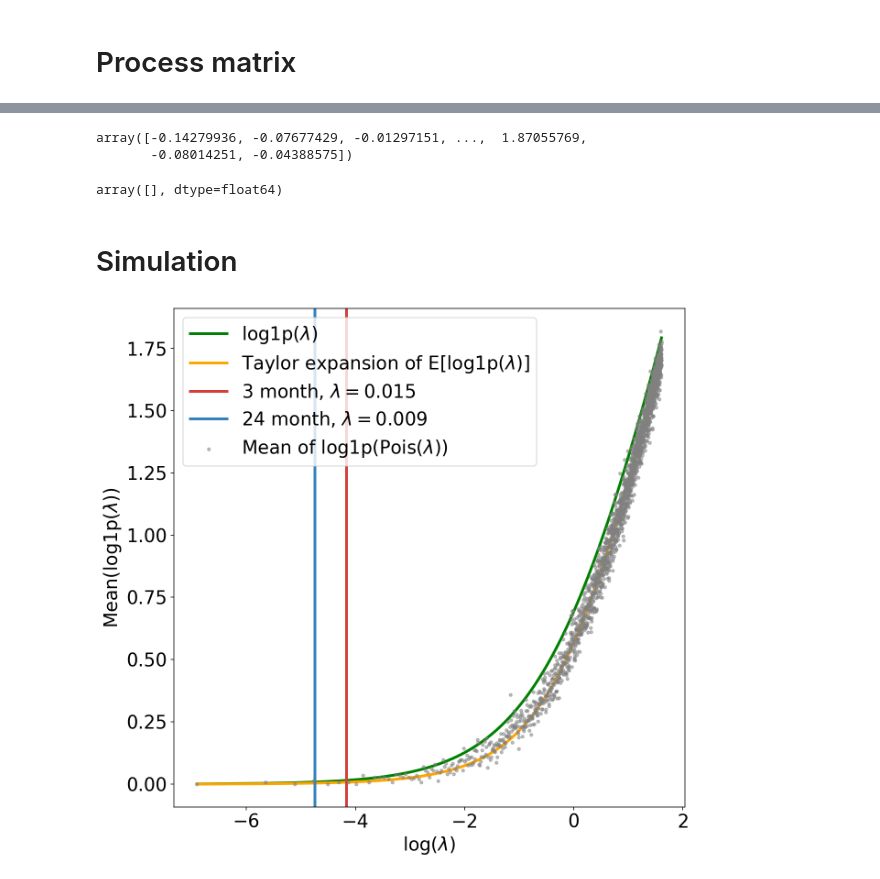
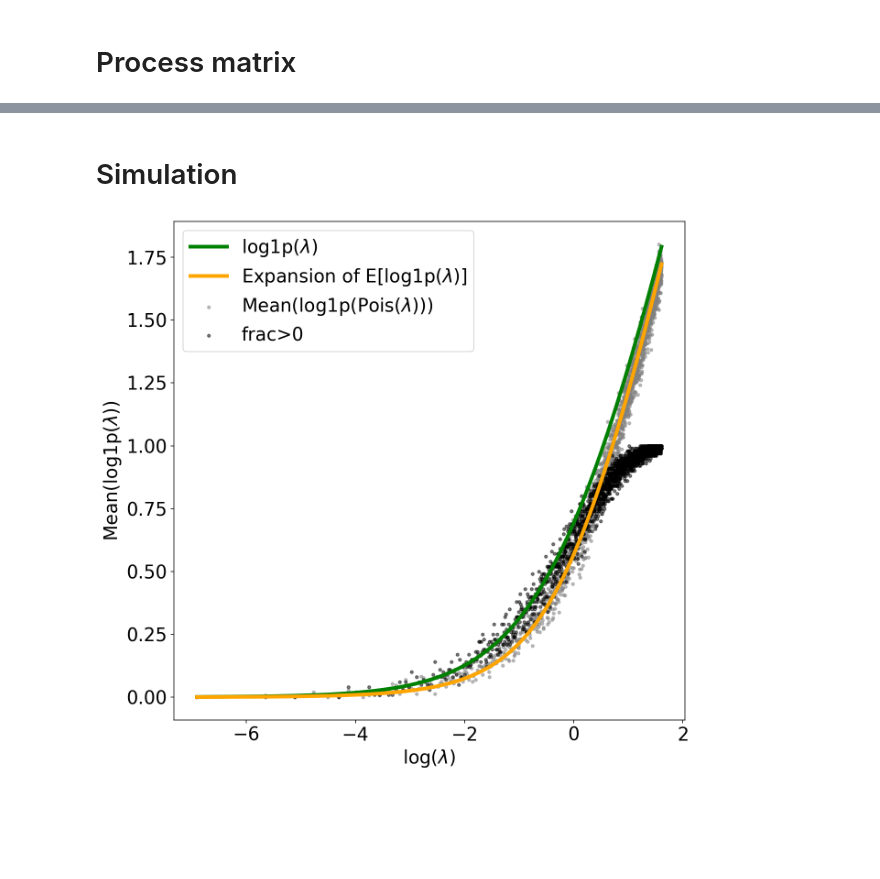
Before and after one commit to pachterlab/BP_2020_2, a Jupyter notebook: notebooks/log1p.ipynb, the cells around one changed output, grey strips where cells are left out. Cells and saved outputs as stored; diff of their text form; code cells hidden in the pictures; blank space fills up the shorter version.

```diff
--- a/notebooks/log1p.ipynb
+++ b/notebooks/log1p.ipynb
@@ -99,11 +103,11 @@ plt.rcParams.update({'font.size': fsize})
 ace2_gene = "ENSMUSG00000015405"
 # %%
 bp = "BP_2020_2/data/"
-obs = pd.read_csv(bp + "E-CURD-9.aggregated_filtered_counts.mtx_cols", sep="\t", header=None, names=["SRR_bcs"])
-var = pd.read_csv(bp + "E-CURD-9.aggregated_filtered_counts.mtx_rows", sep="\t", header=None, names=["gene", "gene2"])
+obs = pd.read_csv(bp + "raw/E-CURD-9.aggregated_filtered_counts.mtx_cols", sep="\t", header=None, names=["SRR_bcs"])
+var = pd.read_csv(bp + "raw/E-CURD-9.aggregated_filtered_counts.mtx_rows", sep="\t", header=None, names=["gene", "gene2"])
 md  = pd.read_csv(bp + "metadata.txt", sep="\t")
 del var["gene2"]
-mtx = csr_matrix(mmread(bp+"mtx").T)
+mtx = csr_matrix(mmread(bp+"raw/mtx").T)
 
 md["age"] = md["Factor Value[age]"].str.split(" ").apply(lambda x: x[0])
 md.index = md["Assay"].values
@@ -227,18 +272,14 @@ plt.show()
-# %%
-y[0]
-# %% [output]
-array([-0.14279936, -0.07677429, -0.01297151, ...,  1.87055769,
-       -0.08014251, -0.04388575])
-# %%
-nd(adata.layers["scale"][adata.obs.eval("age==3").values])
-# %% [output]
-array([], dtype=float64)
 # %% [markdown]
 # Simulation
 # %%
 n = 2000
 m = 100
 lam = np.linspace(0.001, 5, n)
+# %%
+fracgz = np.zeros_like(lam)
+for lidx, l in enumerate(lam):
+    x = np.random.poisson(l,m)
+    fracgz[lidx] = (x>0).sum()/x.shape[0]
 # %%
 log1p = np.zeros_like(lam)
 for lidx, l in enumerate(lam):
@@ -254,34 +295,37 @@ for lidx, l in enumerate(lam):
 # %%
 fig, ax = plt.subplots(figsize=(10,10))
 
 red, blue = ("#D43F3A","#3182bd")
-lwidth = 3
+lwidth = 4
+msize = 10
 lam3  = np.log(df.query("age==3").cnt.mean())
 lam24 = np.log(df.query("age==24").cnt.mean())
 
 x = np.log(lam)
 y = log1p
 
-ax.scatter(x,y, s=10, label="Mean of log1p(Pois($\lambda$))", color="grey", zorder=10, alpha=0.5)
+ax.scatter(x,y, s=msize, label="Mean(log1p(Pois($\lambda$)))", color="grey", alpha=0.5)
 
 x = np.log(lam)
 y = naivelog1p
 
 ax.plot(x,y, linewidth = lwidth, label = "log1p($\lambda$)", color="green")
 
 x = np.log(lam)
 y = funlog1p
 
-ax.plot(x,y, linewidth=lwidth, label="Taylor expansion of E[log1p($\lambda$)]", color="orange")
+ax.plot(x,y, linewidth=lwidth, label="Expansion of E[log1p($\lambda$)]", color="orange")
+
+x = np.log(lam)
+y = fracgz
+
+ax.scatter(x,y, s=msize,alpha=0.5, label="frac>0", color="k")
 
 ax.set_xlabel("log($\lambda$)")
 ax.set_ylabel("Mean(log1p($\lambda$))")
 
-ax.axvline(x=lam3, color=red, label="3 month, $\lambda=${:,.3f}".format(np.exp(lam3)), linewidth=lwidth)
-ax.axvline(x=lam24, color=blue, label="24 month, $\lambda=${:,.3f}".format(np.exp(lam24)), linewidth=lwidth)
-
 ax.legend()
 
 plt.show()
 # %% [output]
-[figure, old version]
+[figure, new version]
```
Also changed, not shown: parts of 16 cells of this notebook.
